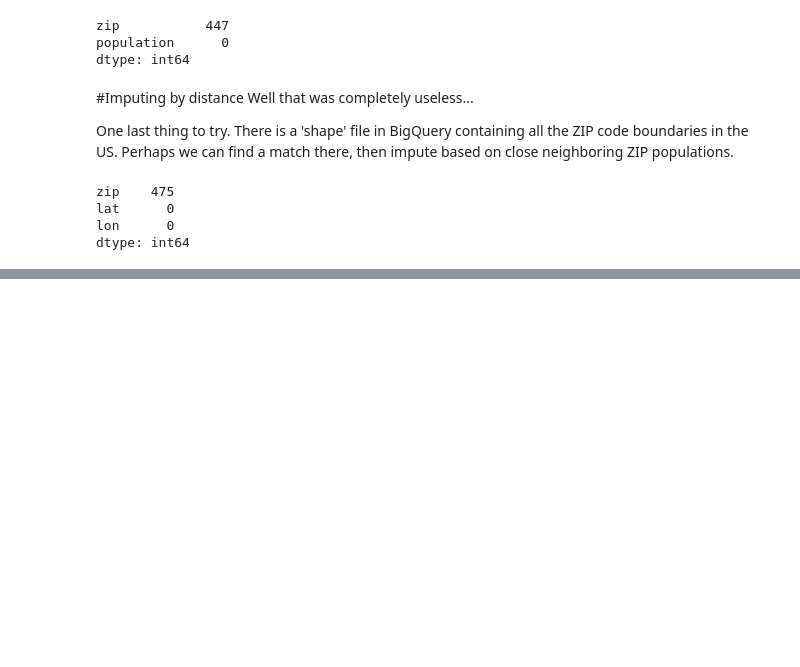
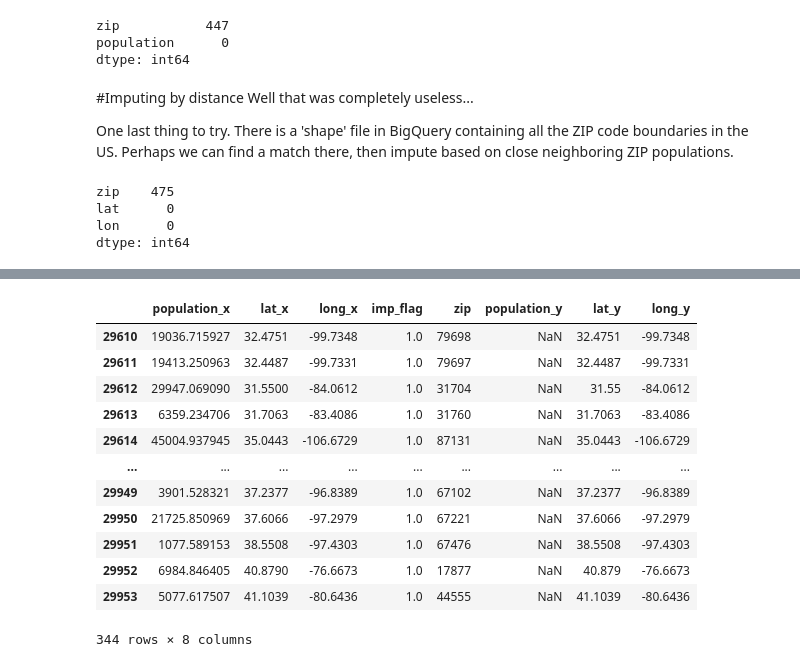
Before and after one commit to thedanindanger/yaads-examples, a Jupyter notebook: zipCodeImpute/ZIPCodeImpute.ipynb, the cells around one changed output, grey strips where cells are left out. Cells and saved outputs as stored; diff of their text form; code cells hidden in the pictures; blank space fills up the shorter version.

Commit message:
KKN Imputation

```diff
--- a/zipCodeImpute/ZIPCodeImpute.ipynb
+++ b/zipCodeImpute/ZIPCodeImpute.ipynb
@@ -209,0 +337,17 @@ Credit to www.geonames.org for maintaining the repo
+# %%
+import numpy as np
+from sklearn.impute import KNNImputer
+
+#only include the columns for imputation
+cols = ['population', 'lat','long']
+imp_df = zips_df[cols]
+
+#'Distance' will weight population values of closer ZIPs higher than ones further away
+imputer = KNNImputer(n_neighbors=5, weights='distance',add_indicator=True)
+
+post_imp = imputer.fit_transform(imp_df)
+# %%
+post_imp_df = pd.DataFrame(post_imp)
+post_imp_df.columns = ['population', 'lat','long','imp_flag']
+# %%
+post_imp_df["zip"] = zips_df["zip"]
@@ -209,0 +367,2 @@ Credit to www.geonames.org for maintaining the repo
+# %%
+merge_check = pd.merge(post_imp_df, zips_df, left_on="zip", right_on="zip")
@@ -209,0 +378,16 @@ Credit to www.geonames.org for maintaining the repo
+# %%
+merge_check[merge_check["population_x"] != merge_check["population_y"]]
+# %% [output]
+|  | population_x | lat_x | long_x | imp_flag | zip | population_y | lat_y | long_y |
+| 29610 | 19036.715927 | 32.4751 | -99.7348 | 1.0 | 79698 | NaN | 32.4751 | -99.7348 |
+| 29611 | 19413.250963 | 32.4487 | -99.7331 | 1.0 | 79697 | NaN | 32.4487 | -99.7331 |
+| 29612 | 29947.069090 | 31.5500 | -84.0612 | 1.0 | 31704 | NaN | 31.55 | -84.0612 |
+| 29613 | 6359.234706 | 31.7063 | -83.4086 | 1.0 | 31760 | NaN | 31.7063 | -83.4086 |
+| 29614 | 45004.937945 | 35.0443 | -106.6729 | 1.0 | 87131 | NaN | 35.0443 | -106.6729 |
+| ... | ... | ... | ... | ... | ... | ... | ... | ... |
+| 29949 | 3901.528321 | 37.2377 | -96.8389 | 1.0 | 67102 | NaN | 37.2377 | -96.8389 |
+| 29950 | 21725.850969 | 37.6066 | -97.2979 | 1.0 | 67221 | NaN | 37.6066 | -97.2979 |
+| 29951 | 1077.589153 | 38.5508 | -97.4303 | 1.0 | 67476 | NaN | 38.5508 | -97.4303 |
+| 29952 | 6984.846405 | 40.8790 | -76.6673 | 1.0 | 17877 | NaN | 40.879 | -76.6673 |
+| 29953 | 5077.617507 | 41.1039 | -80.6436 | 1.0 | 44555 | NaN | 41.1039 | -80.6436 |
+344 rows × 8 columns
```
Also changed, not shown: parts of 12 cells of this notebook.
